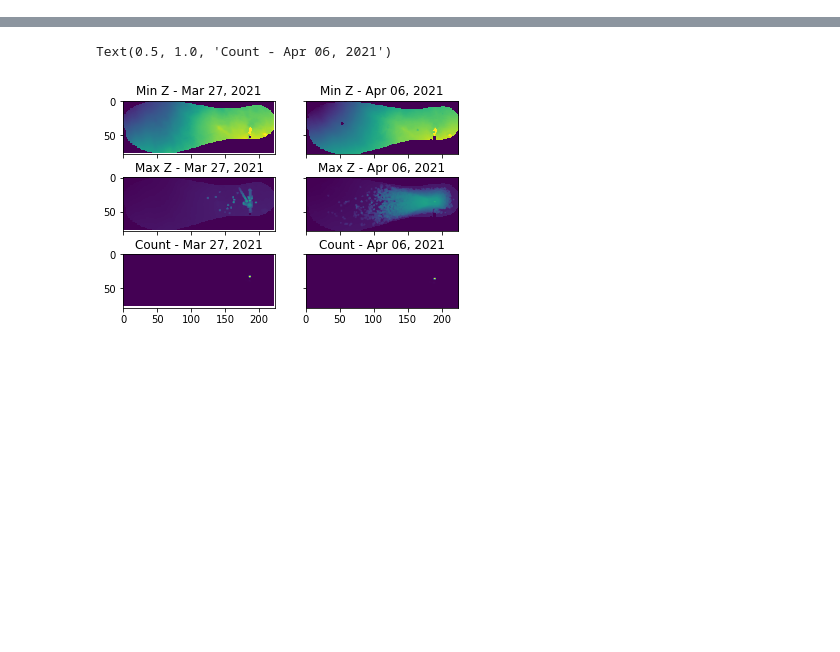
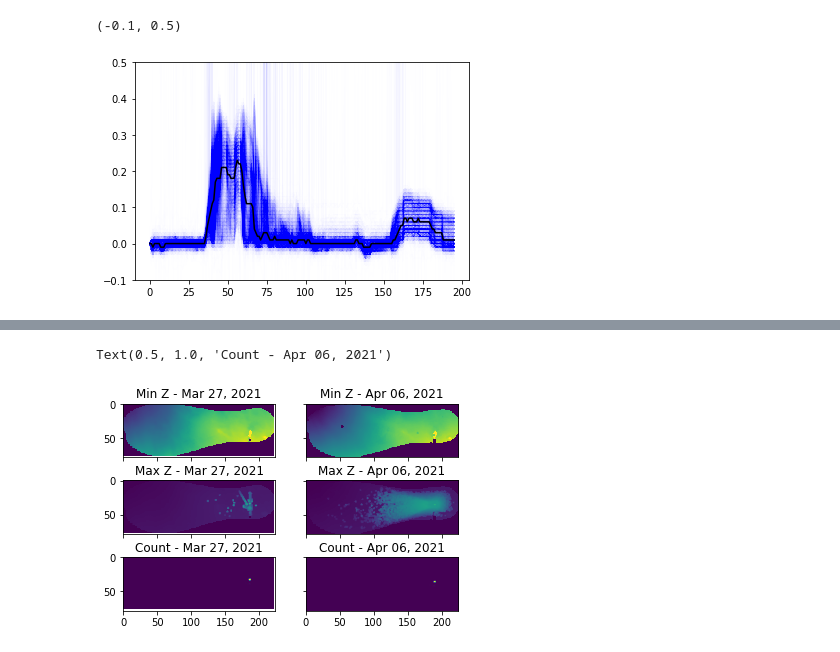
Before and after one commit to UiOHive/SnowyOwl, a Jupyter notebook: analysis/prelim_data.ipynb, the cells around one changed output, grey strips where cells are left out. Saved outputs shown, nothing was run; the diff lists cells and outputs as text; code cells hidden in the pictures; blank space fills up the shorter version.

```diff
--- a/analysis/prelim_data.ipynb
+++ b/analysis/prelim_data.ipynb
@@ -37,0 +25,3 @@ df['extent'] = df.fname.apply(lambda x: rast_extent(x))
+# %%
+ds = xr.open_mfdataset('../data/202104/*nc')
+ds
@@ -37,0 +47,3 @@ df['extent'] = df.fname.apply(lambda x: rast_extent(x))
+# %%
+sd=(ds['min'] - ds['min'].isel(time=0))
+sd
@@ -37,0 +116,12 @@ df['extent'] = df.fname.apply(lambda x: rast_extent(x))
+# %%
+xs = range(0,msd.shape[2],10)
+ys = range(0, msd.shape[1],10)
+plt.figure()
+for x in xs:
+    for y in ys:
+        plt.plot(msd[:,y,x], alpha=.005, c='b')
+plt.plot(np.nanmedian(msd, axis=(1,2)), c='k')
+plt.ylim(-0.1,.5)
+# %% [output]
+(-0.1, 0.5)
+[figure, added]
```
Also changed, not shown: parts of 26 cells of this notebook, 2 other files.
